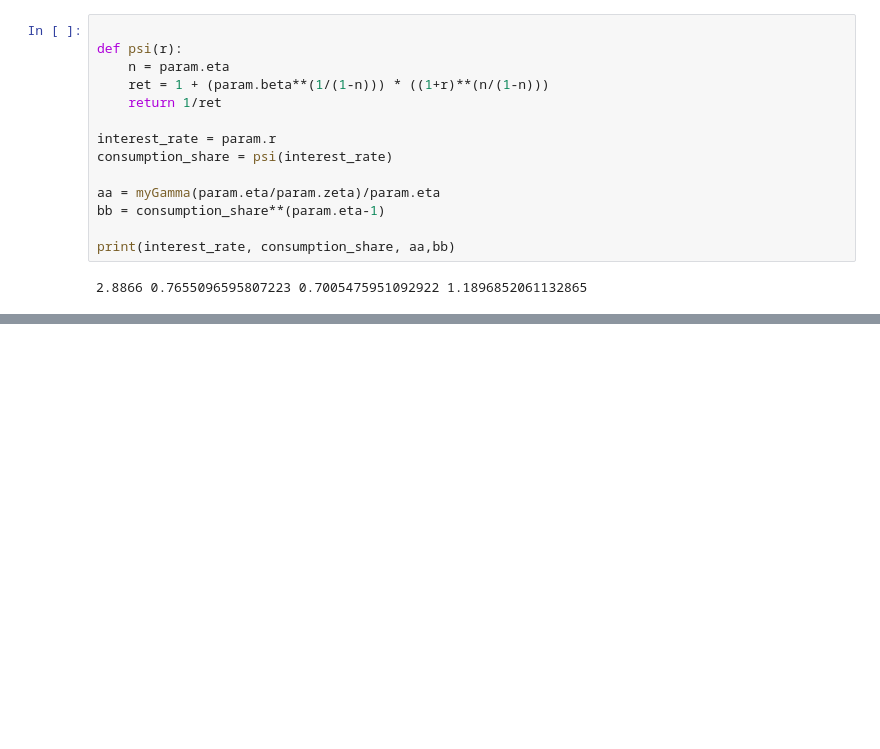
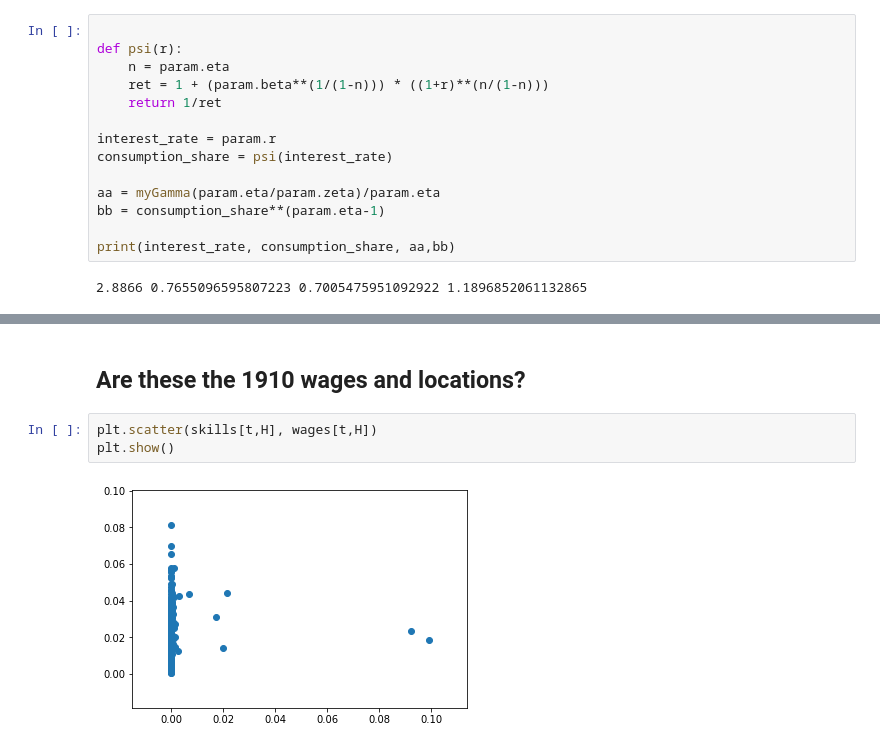
Before and after one commit to mwufi/spatial-structural-change, a Jupyter notebook: Condensed.ipynb, the cells around one changed output, grey strips where cells are left out. Saved outputs shown, nothing was run; the diff lists cells and outputs as text; blank space fills up the shorter version.

```diff
--- a/Condensed.ipynb
+++ b/Condensed.ipynb
@@ -364,0 +404,7 @@ array([[[0.016046 , 0.017023 , 0.019343 , ..., 0.036643 , 0.05426  ,
+# %% [markdown]
+## Are these the 1910 wages and locations?
+# %%
+plt.scatter(skills[t,H], wages[t,H])
+plt.show()
+# %% [output]
+[figure, added]
```
Also changed, not shown: parts of 12 cells of this notebook, 2 other files.
